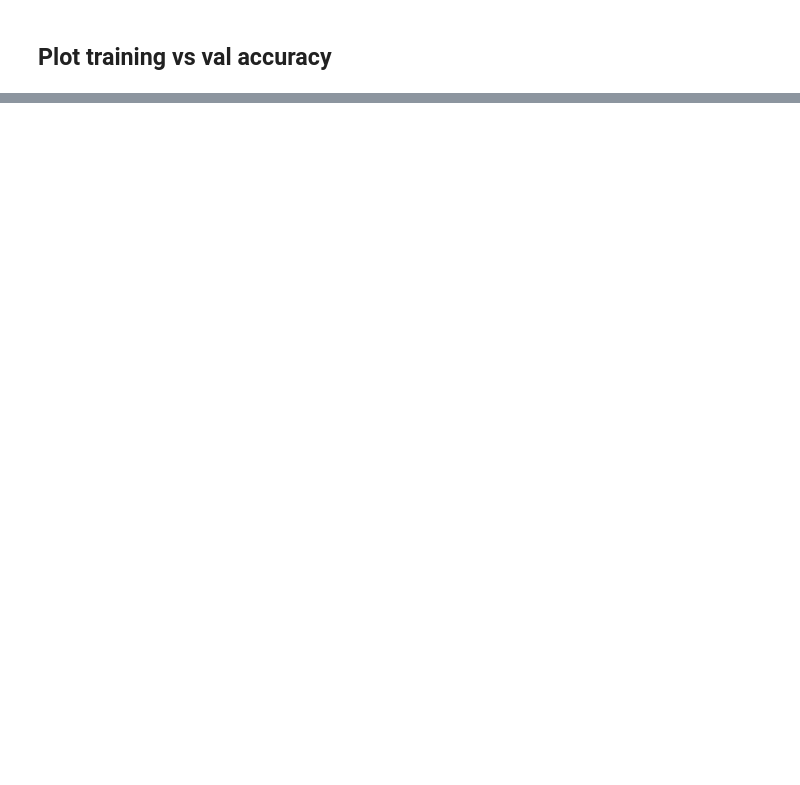
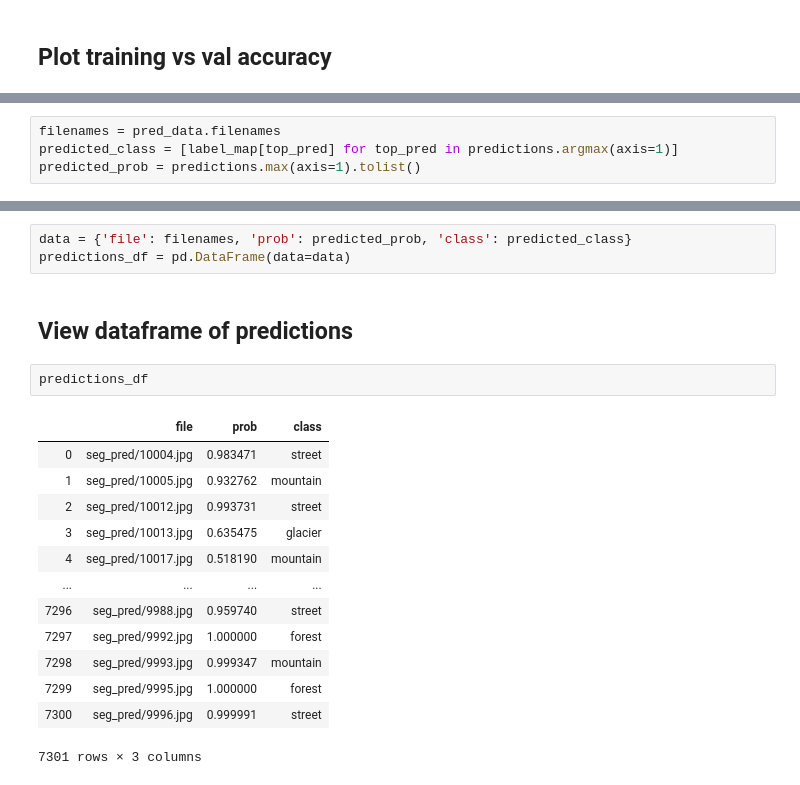
Before and after one commit to ebolotin6/iic_project, a Jupyter notebook: notebooks/kaggle_notebooks/resnet_iic_kaggle.ipynb, the cells around one changed output, grey strips where cells are left out. Saved outputs shown, nothing was run; the diff lists cells and outputs as text; blank space fills up the shorter version.

```diff
--- a/notebooks/kaggle_notebooks/resnet_iic_kaggle.ipynb
+++ b/notebooks/kaggle_notebooks/resnet_iic_kaggle.ipynb
@@ -202,0 +215,4 @@ print(pred_score)
+# %%
+filenames = pred_data.filenames
+predicted_class = [label_map[top_pred] for top_pred in predictions.argmax(axis=1)]
+predicted_prob = predictions.max(axis=1).tolist()
@@ -202,0 +221,21 @@ print(pred_score)
+# %%
+data = {'file': filenames, 'prob': predicted_prob, 'class': predicted_class}
+predictions_df = pd.DataFrame(data=data)
+# %% [markdown]
+## View dataframe of predictions
+# %%
+predictions_df
+# %% [output]
+|  | file | prob | class |
+| 0 | seg_pred/10004.jpg | 0.983471 | street |
+| 1 | seg_pred/10005.jpg | 0.932762 | mountain |
+| 2 | seg_pred/10012.jpg | 0.993731 | street |
+| 3 | seg_pred/10013.jpg | 0.635475 | glacier |
+| 4 | seg_pred/10017.jpg | 0.518190 | mountain |
+| ... | ... | ... | ... |
+| 7296 | seg_pred/9988.jpg | 0.959740 | street |
+| 7297 | seg_pred/9992.jpg | 1.000000 | forest |
+| 7298 | seg_pred/9993.jpg | 0.999347 | mountain |
+| 7299 | seg_pred/9995.jpg | 1.000000 | forest |
+| 7300 | seg_pred/9996.jpg | 0.999991 | street |
+7301 rows × 3 columns
```
Also changed, not shown: parts of 27 cells of this notebook, 1 other file.
